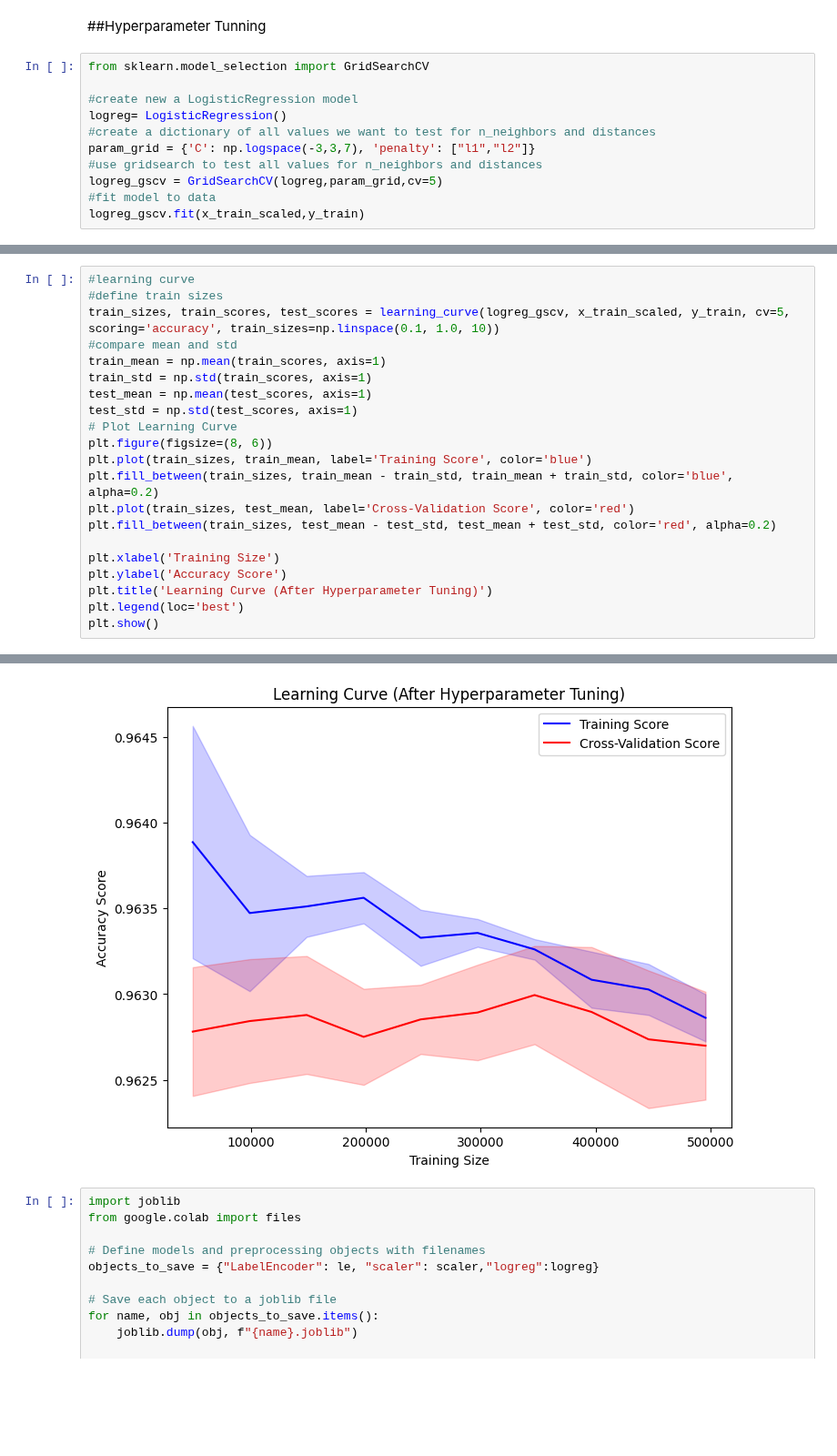
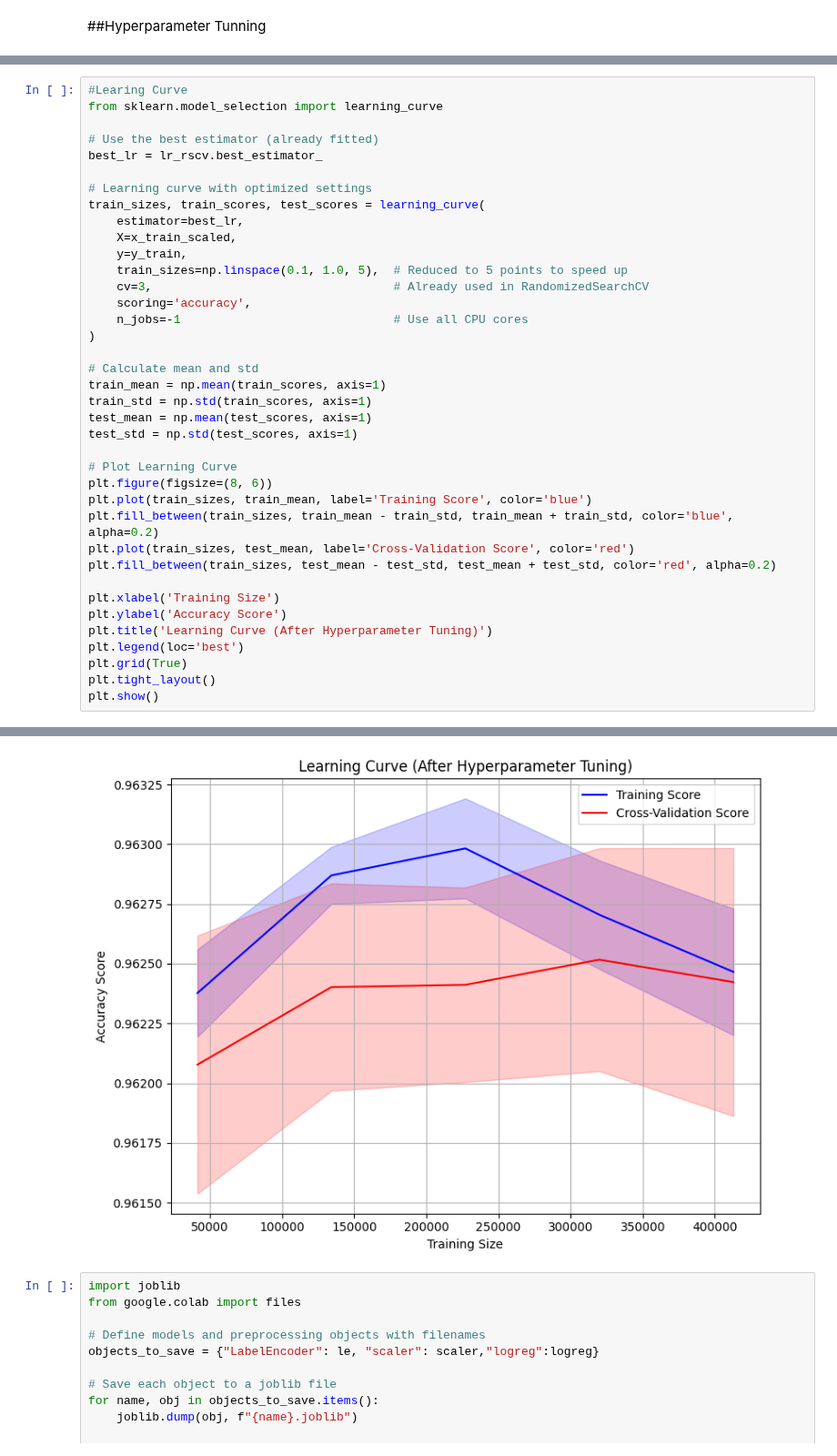
Before and after one commit to Visionary-DataWorks/DSPL-Project, a Jupyter notebook: Logistic_regression.ipynb, the cells around one changed output, grey strips where cells are left out. Shown at 91% size. Drawn from its saved outputs; the diff is of its cells as text; blank space fills up the shorter version.

```diff
--- a/Logistic_regression.ipynb
+++ b/Logistic_regression.ipynb
@@ -198,14 +198,3 @@ plt.show()
 [figure]
 # %% [markdown]
 ##Hyperparameter Tunning
-# %%
-from sklearn.model_selection import GridSearchCV
-
-#create new a LogisticRegression model
-logreg= LogisticRegression()
-#create a dictionary of all values we want to test for n_neighbors and distances
-param_grid = {'C': np.logspace(-3,3,7), 'penalty': ["l1","l2"]}
-#use gridsearch to test all values for n_neighbors and distances
-logreg_gscv = GridSearchCV(logreg,param_grid,cv=5)
-#fit model to data
-logreg_gscv.fit(x_train_scaled,y_train)
@@ -309,12 +297,27 @@ plt.show()
 # %%
-#learning curve
-#define train sizes
-train_sizes, train_scores, test_scores = learning_curve(logreg_gscv, x_train_scaled, y_train, cv=5, scoring='accuracy', train_sizes=np.linspace(0.1, 1.0, 10))
-#compare mean and std
+#Learing Curve
+from sklearn.model_selection import learning_curve
+
+# Use the best estimator (already fitted)
+best_lr = lr_rscv.best_estimator_
+
+# Learning curve with optimized settings
+train_sizes, train_scores, test_scores = learning_curve(
+    estimator=best_lr,
+    X=x_train_scaled,
+    y=y_train,
+    train_sizes=np.linspace(0.1, 1.0, 5),  # Reduced to 5 points to speed up
+    cv=3,                                  # Already used in RandomizedSearchCV
+    scoring='accuracy',
+    n_jobs=-1                              # Use all CPU cores
+)
+
+# Calculate mean and std
 train_mean = np.mean(train_scores, axis=1)
 train_std = np.std(train_scores, axis=1)
 test_mean = np.mean(test_scores, axis=1)
 test_std = np.std(test_scores, axis=1)
+
 # Plot Learning Curve
 plt.figure(figsize=(8, 6))
 plt.plot(train_sizes, train_mean, label='Training Score', color='blue')
@@ -326,5 +329,7 @@ plt.xlabel('Training Size')
 plt.ylabel('Accuracy Score')
 plt.title('Learning Curve (After Hyperparameter Tuning)')
 plt.legend(loc='best')
+plt.grid(True)
+plt.tight_layout()
 plt.show()
 # %% [output]
@@ -348,4 +336,4 @@ Please also refer to the documentation for alternative solver options:
-[figure, old version]
+[figure, new version]
 # %%
 import joblib
 from google.colab import files
```
Also changed, not shown: parts of 11 cells of this notebook.
